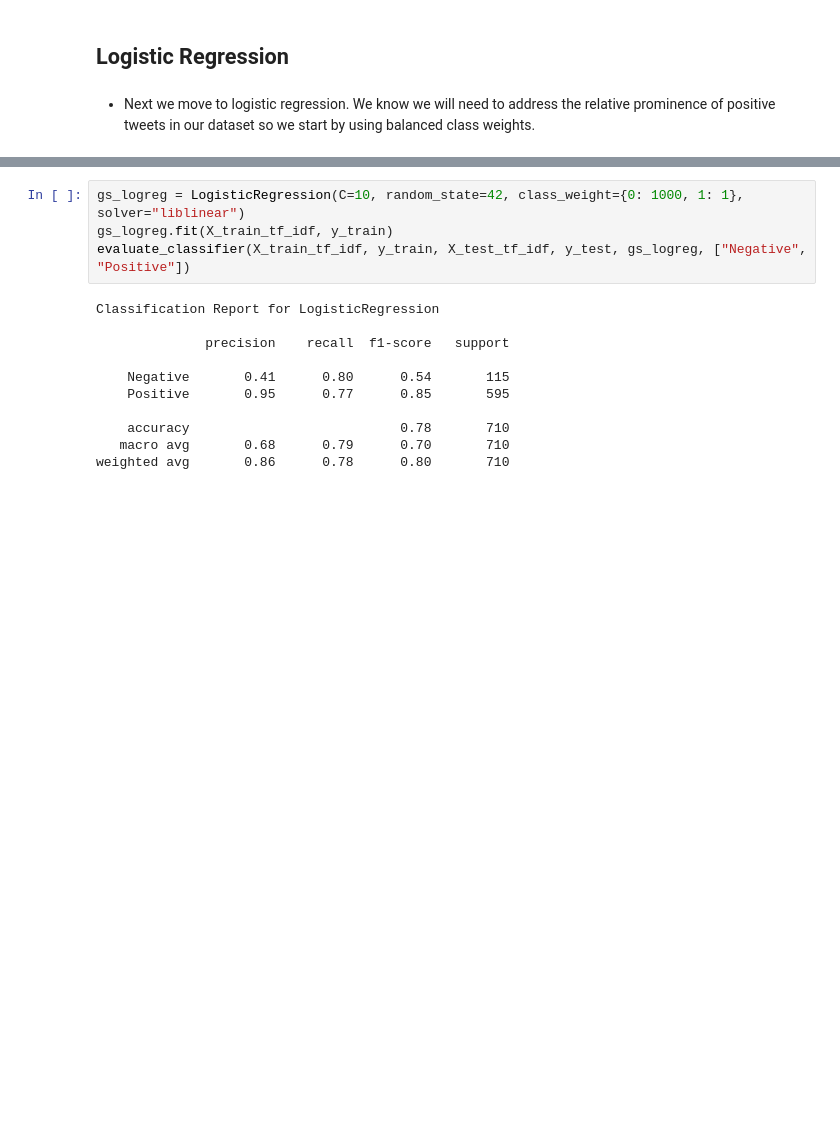
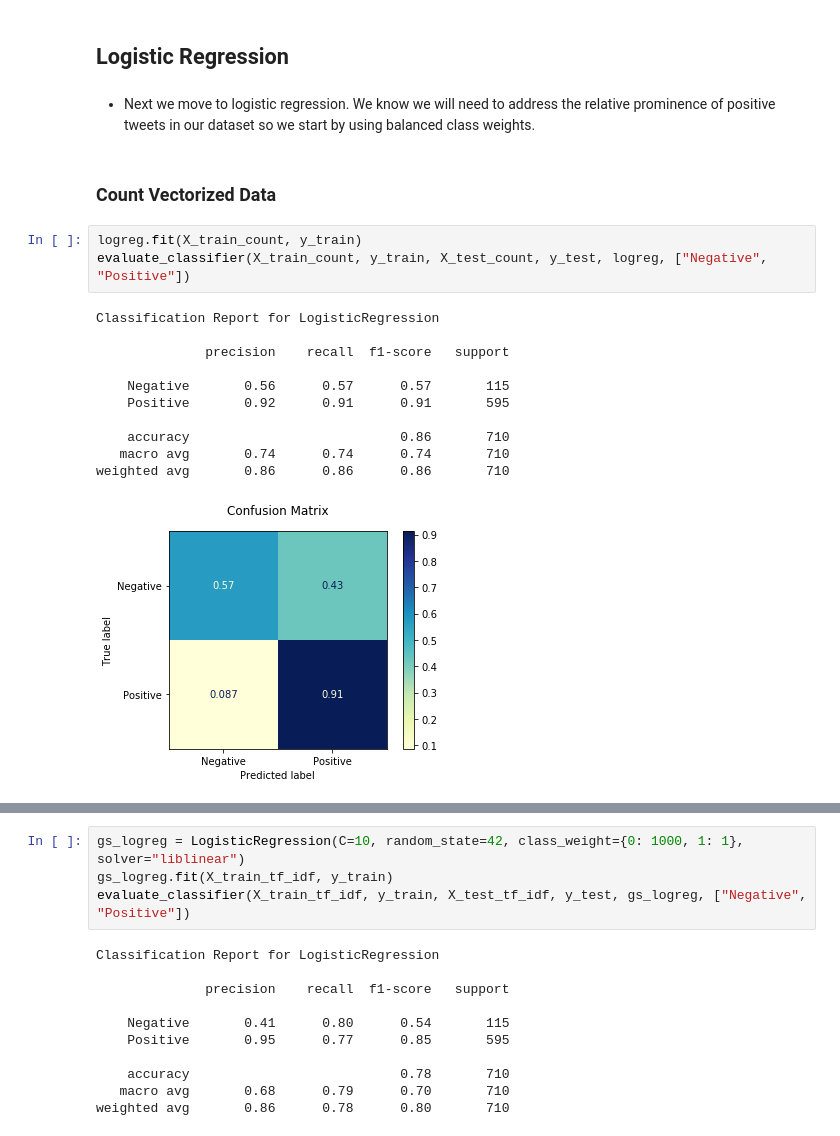
Before and after one commit to charsarb/mod-4-project, a Jupyter notebook: student.ipynb, the cells around one changed output, grey strips where cells are left out. Cells and saved outputs as stored; diff of their text form; blank space fills up the shorter version.

```diff
--- a/student.ipynb
+++ b/student.ipynb
@@ -323,3 +351,20 @@ weighted avg       0.87      0.85      0.78       710
 ## Logistic Regression
 # %% [markdown]
 - Next we move to logistic regression. We know we will need to address the relative prominence of positive tweets in our dataset so we start by using balanced class weights.
+# %% [markdown]
+### Count Vectorized Data
+# %%
+logreg.fit(X_train_count, y_train)
+evaluate_classifier(X_train_count, y_train, X_test_count, y_test, logreg, ["Negative", "Positive"])
+# %% [output]
+Classification Report for LogisticRegression
+
+              precision    recall  f1-score   support
+
+    Negative       0.56      0.57      0.57       115
+    Positive       0.92      0.91      0.91       595
+
+    accuracy                           0.86       710
+   macro avg       0.74      0.74      0.74       710
+weighted avg       0.86      0.86      0.86       710
+[figure, added]
```
Also changed, not shown: parts of 31 cells of this notebook.
